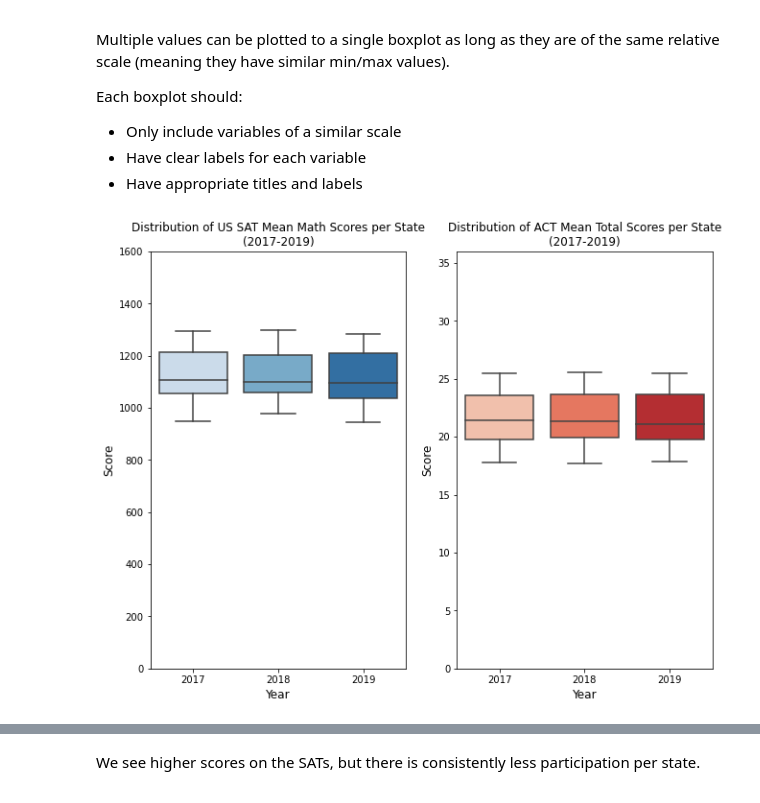
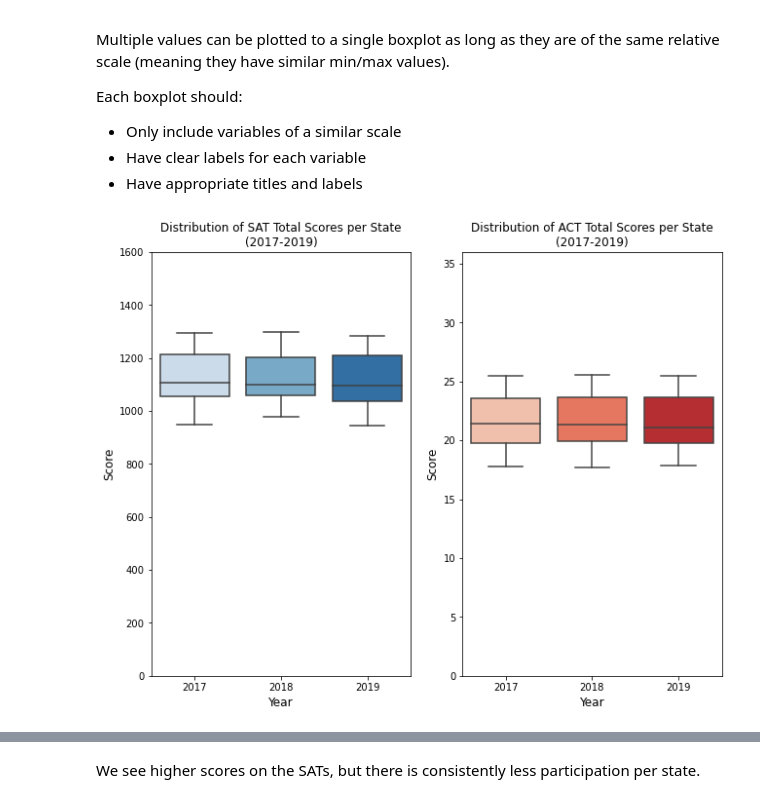
Before and after one commit to EricHeidbreder/GA_projects, a Jupyter notebook: projects/project-1-master/code/sat_act_data_HEIDBREDER.ipynb, the cells around one changed output, grey strips where cells are left out. Cells and saved outputs as stored; diff of their text form; code cells hidden in the pictures.

```diff
--- a/projects/project-1-master/code/sat_act_data_HEIDBREDER.ipynb
+++ b/projects/project-1-master/code/sat_act_data_HEIDBREDER.ipynb
@@ -35,8 +35,8 @@ import numpy as np
 Read in the `sat_2017.csv` and `act_2017.csv` files and assign them to appropriately named pandas dataframes.
 # %%
 #Code:
-sat_2017 = pd.read_csv(r'data/sat_2017.csv')
-act_2017 = pd.read_csv(r'data/act_2017.csv')
+sat_2017 = pd.read_csv('../data/sat_2017.csv')
+act_2017 = pd.read_csv('../data/act_2017.csv')
 # %% [markdown]
 #### 2. Display Data
 
@@ -381,8 +381,8 @@ combined_2017.to_csv('data/combined_2017.csv', encoding='utf-8')
 # %% [markdown]
 Read in the `sat_2018.csv` and `act_2018.csv` files and assign them to appropriately named pandas dataframes. For the **2018 ACT Data**, only the `Composite` scores are available. Repeat the same processes to clean the 2018 data here as you were instructed in the previous sections above.
 # %%
-sat_2018 = pd.read_csv('data/sat_2018.csv')
-act_2018 = pd.read_csv('data/act_2018.csv')
+sat_2018 = pd.read_csv('../data/sat_2018.csv')
+act_2018 = pd.read_csv('../data/act_2018.csv')
 # %%
 # Dropping duplicate of Maine row
 act_2018 = act_2018.drop_duplicates().reset_index(drop=True)
@@ -422,8 +422,8 @@ combined_2017_2018.to_csv('data/combined_2017_2018.csv')
 # %% [markdown]
 ### Cleaning and merging 2019 SAT/ACT data
 # %%
-sat_2019 = pd.read_csv('data/sat_2019.csv', encoding='latin-1')
-act_2019 = pd.read_csv('data/act_2019.csv', encoding='utf-8')
+sat_2019 = pd.read_csv('../data/sat_2019.csv', encoding='latin-1')
+act_2019 = pd.read_csv('../data/act_2019.csv', encoding='utf-8')
 # %%
 sat_2019.rename(columns={'Participation Rate': 'Participation'}, inplace=True)
 # %%
@@ -1194,36 +1219,31 @@ Each boxplot should:
 import seaborn as sns
 
 # creating variable for all math SAT data to use in sns.boxplots
-list_of_cols = [[final['math_sat_2017'], final['math_sat_2018'], final['math_sat_2019']],
-                [final['total_sat_2017'], final['total_sat_2018'], final['total_sat_2019']],
+list_of_cols = [[final['total_sat_2017'], final['total_sat_2018'], final['total_sat_2019']],
                 [final['composite_act_2017'], final['composite_act_2018'], final['composite_act_2019']],
-                [final['participation_act_2017'], final['participation_act_2018'], final['participation_act_2019']],
-                 [final['participation_sat_2019'], final['participation_sat_2019'], final['participation_sat_2019']]
                 ]
 labels = [2017, 2018, 2019]
-list_of_titles = ['Distribution of US SAT Mean Math Scores per State\n(2017-2019)',
-                  'Distribution of ACT Mean Total Scores per State\n(2017-2019)',
-                  'Distribution of US ACT Composite Scores 2017-2019',
-                  'Distribution of US ACT participation\nper State',
-                  'Distribution of US SAT participation\nper State']
+list_of_titles = ['Distribution of SAT Total Scores per State\n(2017-2019)',
+                  'Distribution of ACT Total Scores per State\n(2017-2019)',
+                ]
 # %%
 fig, axs = plt.subplots(1, 2, figsize=(10.5, 8))
 
-box_plot = sns.boxplot(data=list_of_cols[1], palette='Blues', ax=axs[0])
+box_plot = sns.boxplot(data=list_of_cols[0], palette='Blues', ax=axs[0])
 box_plot.set_xlabel('Year', fontsize=12)
 box_plot.set_ylabel('Score', fontsize=12)
 box_plot.set_ylim(0, 1600)
 axs[0].set_xticklabels(labels=labels)
 axs[0].set_title(list_of_titles[0])
 
-box_plot = sns.boxplot(data=list_of_cols[2], palette='Reds', ax=axs[1])
+box_plot = sns.boxplot(data=list_of_cols[1], palette='Reds', ax=axs[1])
 box_plot.set_xlabel('Year', fontsize=12)
 box_plot.set_ylabel('Score', fontsize=12)
 box_plot.set_ylim(0,36)
 axs[1].set_xticklabels(labels=labels)
 axs[1].set_title(list_of_titles[1]);
 # %% [output]
-[figure, old version]
+[figure, new version]
 # %%
 fig, axs = plt.subplots(1, 2, figsize=(10, 8))
 
```
Also changed, not shown: parts of 22 cells of this notebook, 12 other files.
